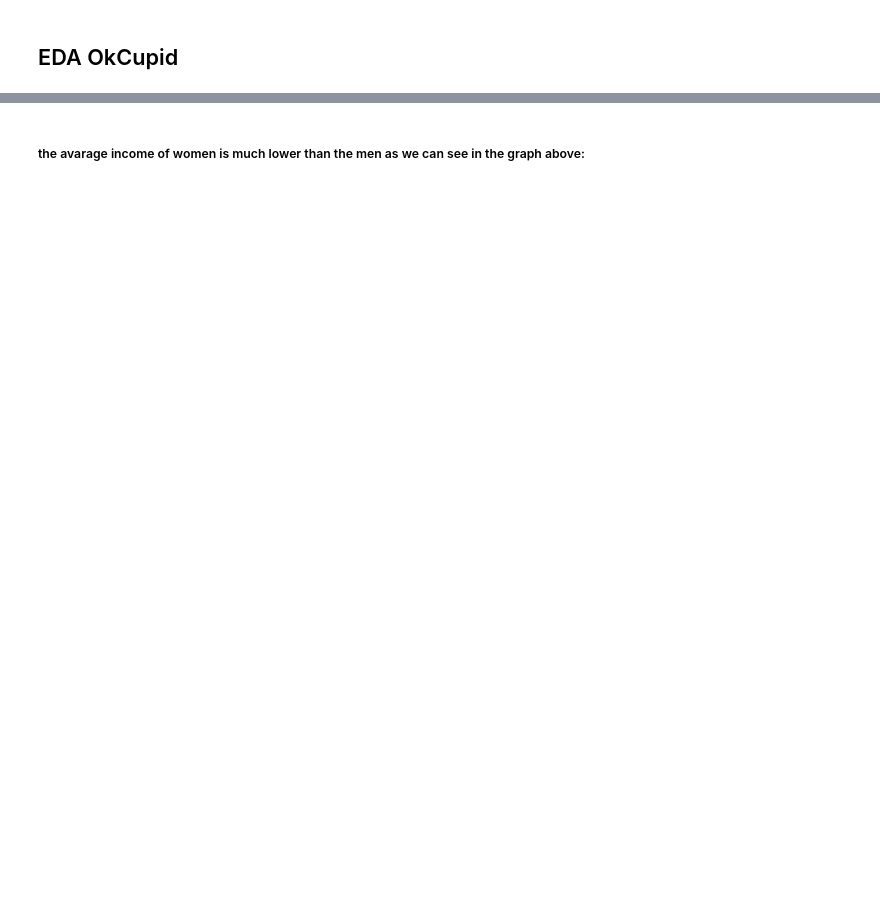
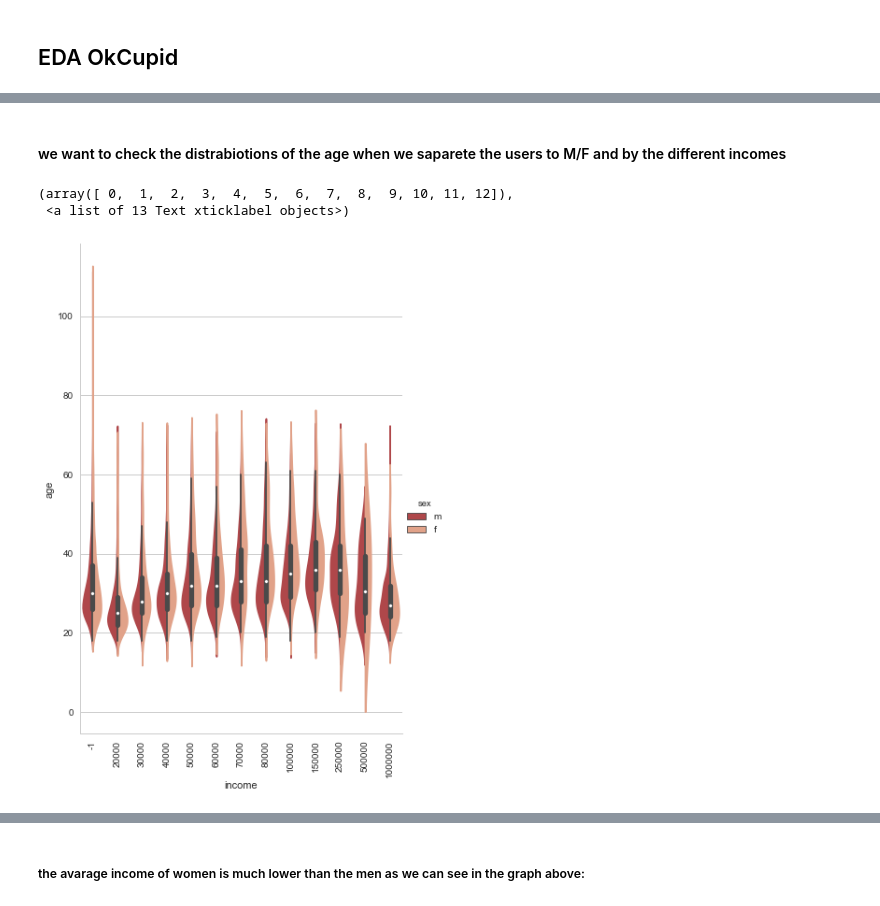
Before and after one commit to Renana10/applied-data-science, a Jupyter notebook: HW3/307941047_Renana Opochinsky_EDA_OkCupid.ipynb, the cells around one changed output, grey strips where cells are left out. Saved outputs shown, nothing was run; the diff lists cells and outputs as text; code cells hidden in the pictures; blank space fills up the shorter version.

```diff
--- a/HW3/307941047_Renana Opochinsky_EDA_OkCupid.ipynb
+++ b/HW3/307941047_Renana Opochinsky_EDA_OkCupid.ipynb
@@ -51,0 +34,9 @@ mean_age
+# %% [markdown]
+#### we want to check the distrabiotions of the age when we saparete the users to M/F and by the different incomes
+# %%
+g3=sns.factorplot(x='income', y='age', hue='sex', data=profiles_data, kind='violin',split=True, size=8,aspect=0.7)
+plt.xticks(rotation='vertical')
+# %% [output]
+(array([ 0,  1,  2,  3,  4,  5,  6,  7,  8,  9, 10, 11, 12]),
+ <a list of 13 Text xticklabel objects>)
+[figure, added]
```
Also changed, not shown: parts of 19 cells of this notebook.
